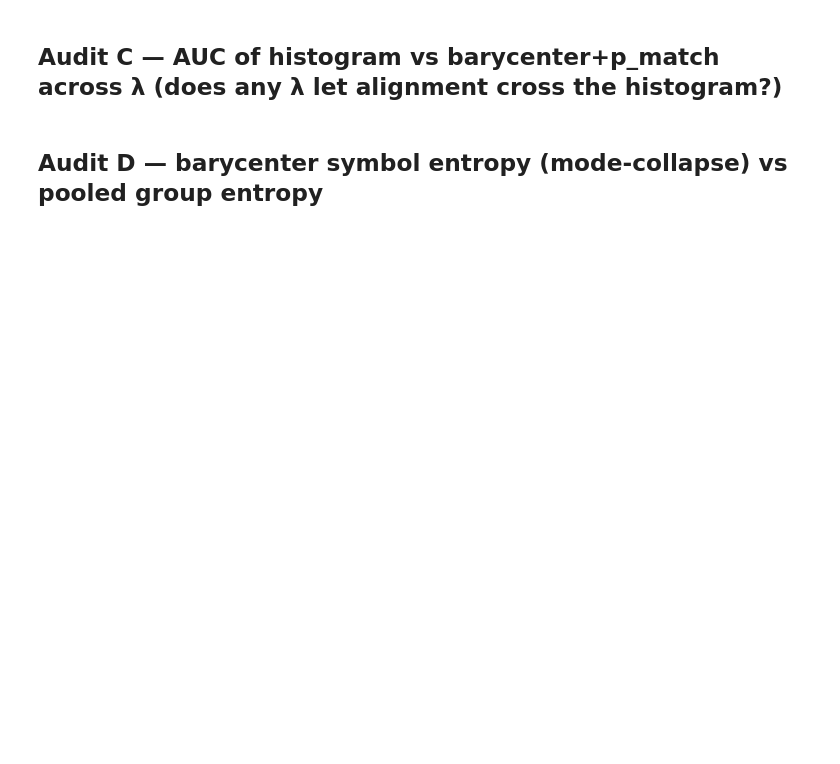
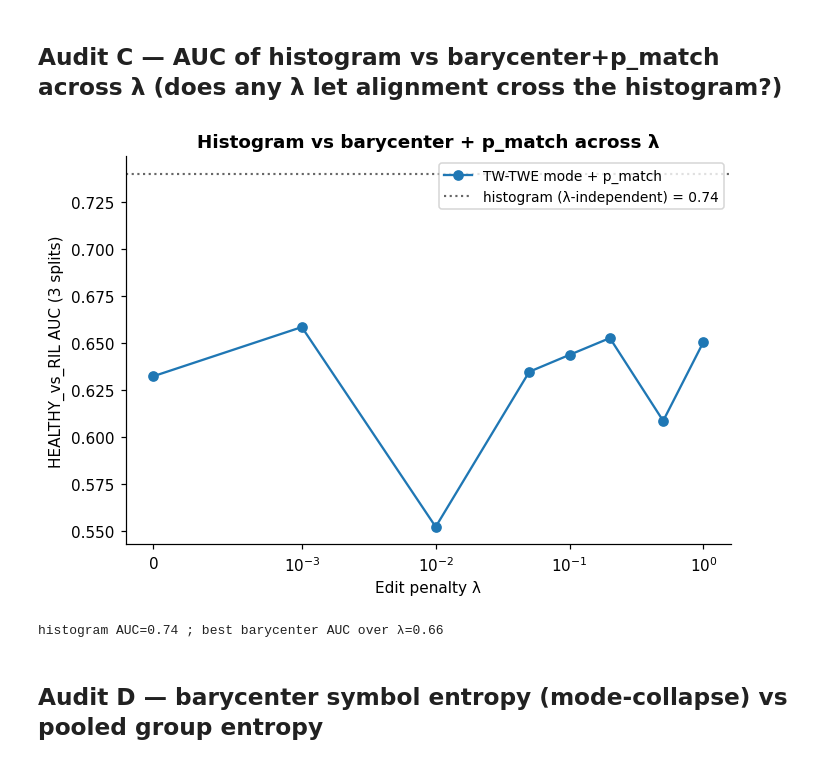
Before and after one commit to samperochon/smartflat, a Jupyter notebook: notebooks/06d_audit_and_experiments.ipynb, the cells around one changed output. Drawn from its saved outputs; the diff is of its cells as text; code cells hidden in the pictures; blank space fills up the shorter version.

```diff
--- a/notebooks/06d_audit_and_experiments.ipynb
+++ b/notebooks/06d_audit_and_experiments.ipynb
@@ -103,24 +123,27 @@ print('edit-move fraction at selected λ=%.2f: %.3f' % (LMBDA, edit_frac[lam_gri
 # %%
 def cheap_auc_by_comp(methods, n_splits=3, rs=7, comp='HEALTHY_vs_RIL', pooled=False):
     lab = make_patient_control_labels(labels) if pooled else labels
     r = B.evaluate_baselines(X_cat, lab, methods, n_splits=n_splits, n_inits=1, random_state=rs)
     sub = r[r['comparison'] == comp]
     return sub['auc'].mean() if len(sub) else np.nan
 
 hist_methods = {'wasserstein': B.default_baseline_methods(D_G_cat, nu=NU, lmbda=LMBDA)['wasserstein']}
 auc_hist = cheap_auc_by_comp(hist_methods)
 auc_bary = []
 for lam in lam_grid:
     m = {'tw_twe_mode': {'build': lambda X, seed, lam=lam: B.barycenter_mode_dba(X, D_G_cat, nu=NU, lmbda=lam),
                           'distance': lambda s, b, lam=lam: B.dist_neg_pmatch(s, b, D_G_cat, nu=NU, lmbda=lam)}}
     auc_bary.append(cheap_auc_by_comp(m))
-fig, ax = plt.subplots(figsize=(7, 4.5))
-ax.plot(lam_grid, auc_bary, 'o-', label='TW-TWE mode + p_match')
-ax.axhline(auc_hist, ls='--', c='green', label=f'histogram (λ-independent) = {auc_hist:.2f}')
-ax.set_xscale('symlog', linthresh=1e-3); ax.set_xlabel('λ'); ax.set_ylabel('HEALTHY_vs_RIL AUC (3 splits)')
-ax.set_title('Histogram vs barycenter+p_match across λ'); ax.legend()
-plt.tight_layout(); plt.savefig(os.path.join(AUD, 'audit_auc_vs_lambda.png'), dpi=130); plt.show()
+audit_line_vs_lambda(lam_grid, auc_bary, labels=['TW-TWE mode + p_match'],
+                     ylabel='HEALTHY_vs_RIL AUC (3 splits)',
+                     title='Histogram vs barycenter + p_match across λ',
+                     baseline=auc_hist, baseline_label=f'histogram (λ-independent) = {auc_hist:.2f}',
+                     savepath=os.path.join(AUD, 'audit_auc_vs_lambda.png'))
+plt.show()
 print('histogram AUC=%.2f ; best barycenter AUC over λ=%.2f' % (auc_hist, np.nanmax(auc_bary)))
+# %% [output]
+[figure, added]
+histogram AUC=0.74 ; best barycenter AUC over λ=0.66
 # %% [markdown]
 ## Audit D — barycenter symbol entropy (mode-collapse) vs pooled group entropy
 # %%
```
Also changed, not shown: parts of 11 cells of this notebook, 6 other files.
